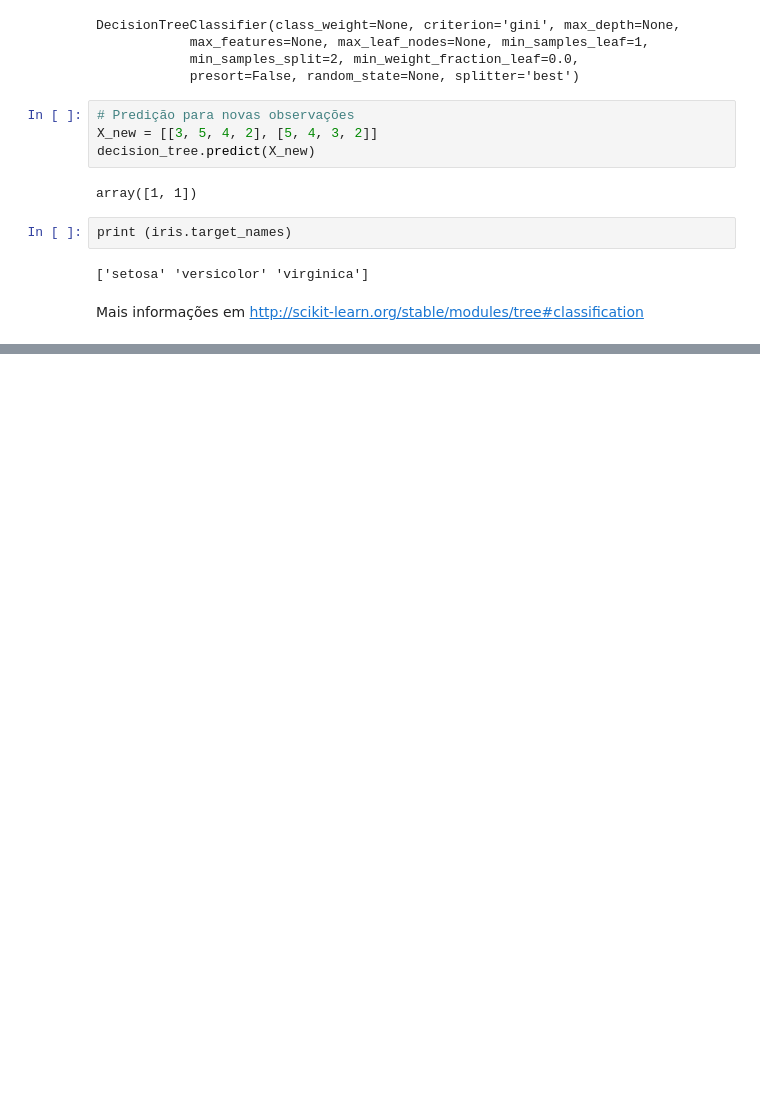
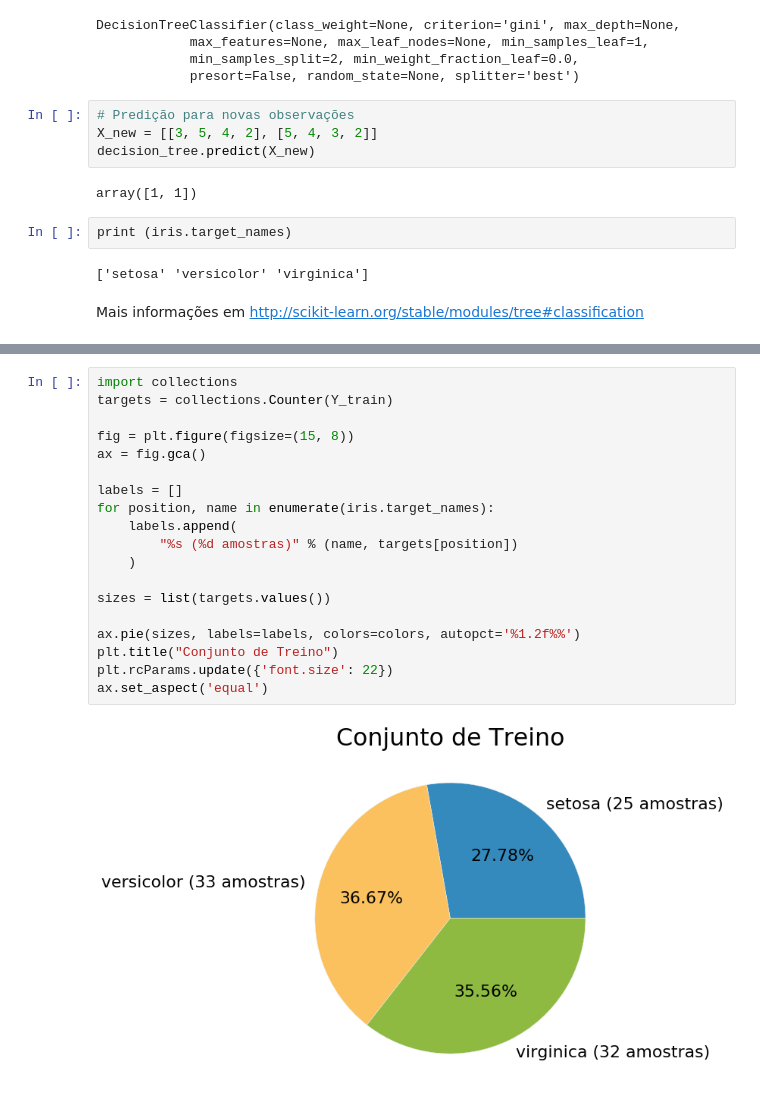
Before and after one commit to andressa/tdcpoa2016-trilhapython-datascience-e-scikitlearn, a Jupyter notebook: Aprenda_Ciência_de_Dados_com_Scikit-Learn.ipynb, the cells around one changed output, grey strips where cells are left out. Drawn from its saved outputs; the diff is of its cells as text; blank space fills up the shorter version.

```diff
--- a/Aprenda_Ciência_de_Dados_com_Scikit-Learn.ipynb
+++ b/Aprenda_Ciência_de_Dados_com_Scikit-Learn.ipynb
@@ -203,0 +260,21 @@ Mais informações em http://scikit-learn.org/stable/modules/tree#classification
+# %%
+import collections
+targets = collections.Counter(Y_train)
+
+fig = plt.figure(figsize=(15, 8))
+ax = fig.gca()
+
+labels = []
+for position, name in enumerate(iris.target_names):
+    labels.append(
+        "%s (%d amostras)" % (name, targets[position])
+    )
+
+sizes = list(targets.values())
+
+ax.pie(sizes, labels=labels, colors=colors, autopct='%1.2f%%')
+plt.title("Conjunto de Treino")
+plt.rcParams.update({'font.size': 22})
+ax.set_aspect('equal')
+# %% [output]
+[figure, added]
```
Also changed, not shown: parts of 28 cells of this notebook, 5 other files.
